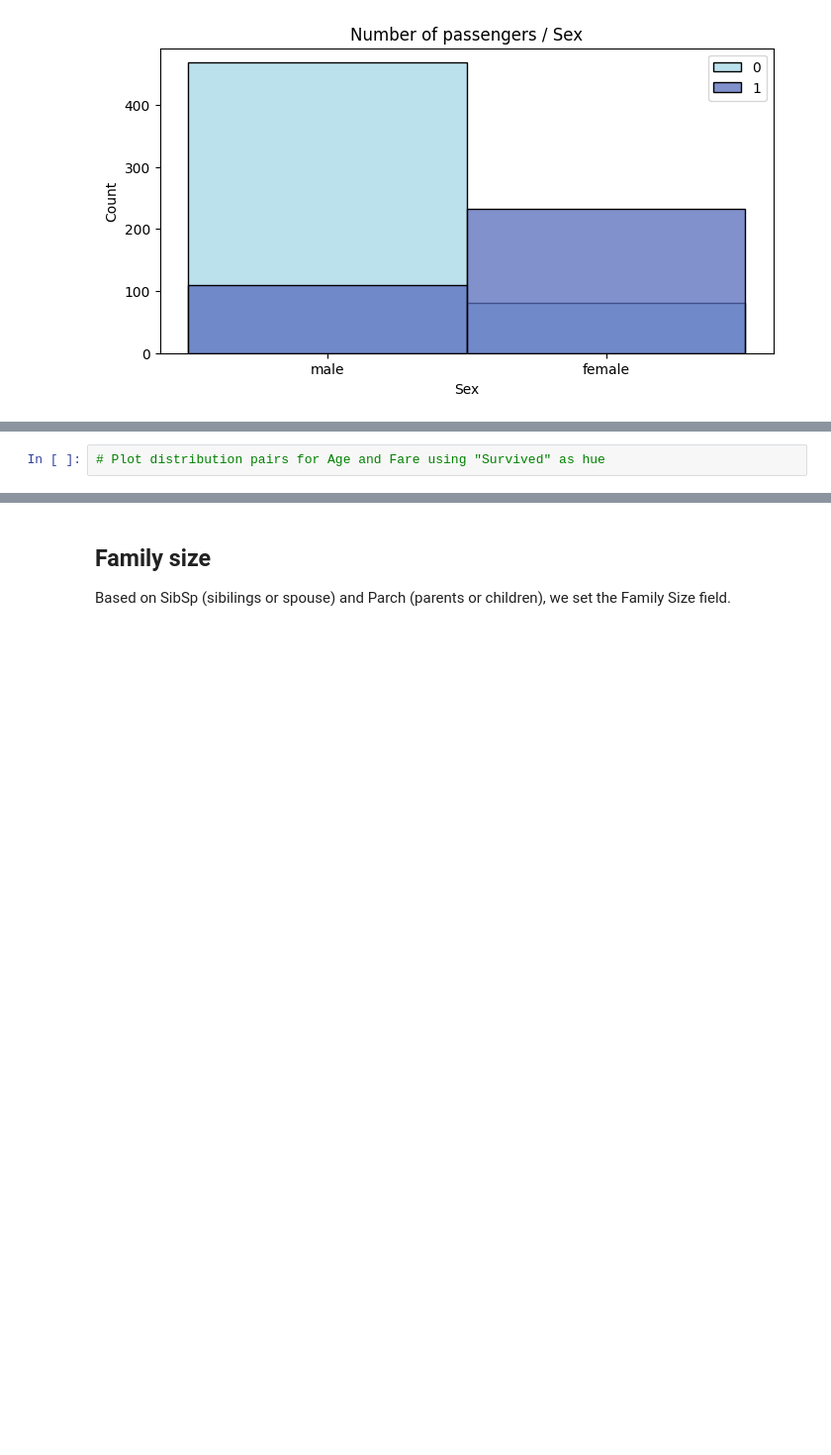
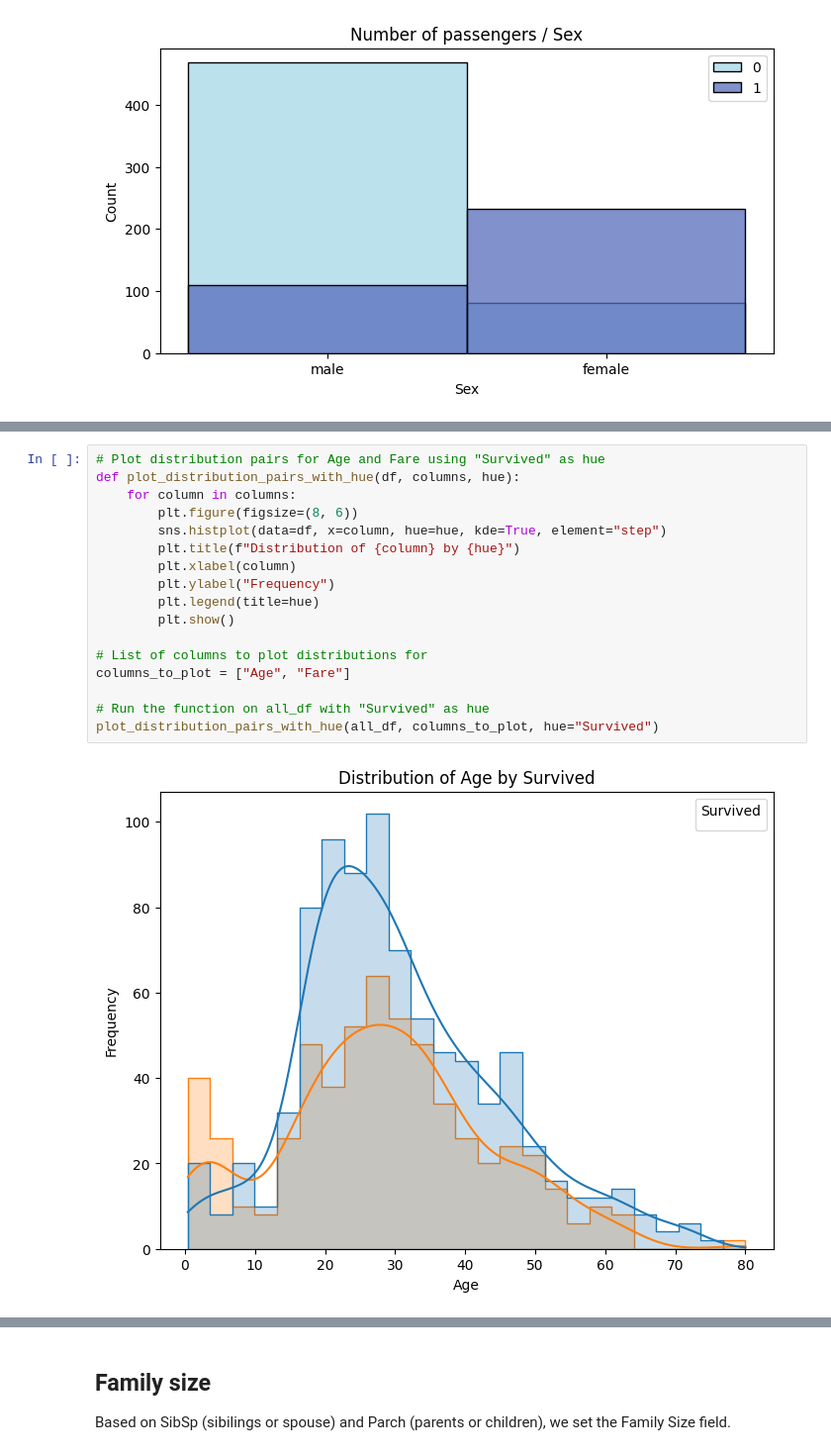
Before and after one commit to cjo51/titanic_problem_set, a Jupyter notebook: Titanic Data Journey.ipynb, the cells around one changed output, grey strips where cells are left out. Shown at 99% size. Drawn from its saved outputs; the diff is of its cells as text; blank space fills up the shorter version.

```diff
--- a/Titanic Data Journey.ipynb
+++ b/Titanic Data Journey.ipynb
@@ -295,2 +370,19 @@ plt.show()
 # %%
 # Plot distribution pairs for Age and Fare using "Survived" as hue
+def plot_distribution_pairs_with_hue(df, columns, hue):
+    for column in columns:
+        plt.figure(figsize=(8, 6))
+        sns.histplot(data=df, x=column, hue=hue, kde=True, element="step")
+        plt.title(f"Distribution of {column} by {hue}")
+        plt.xlabel(column)
+        plt.ylabel("Frequency")
+        plt.legend(title=hue)
+        plt.show()
+
+# List of columns to plot distributions for
+columns_to_plot = ["Age", "Fare"]
+
+# Run the function on all_df with "Survived" as hue
+plot_distribution_pairs_with_hue(all_df, columns_to_plot, hue="Survived")
+# %% [output]
+[figure, added]
```
Also changed, not shown: parts of 6 cells of this notebook.
